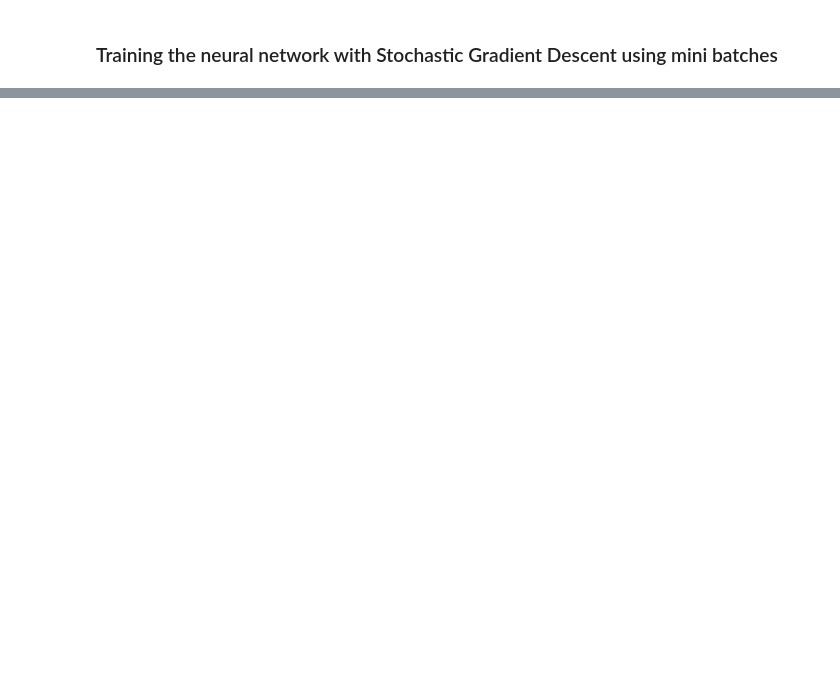
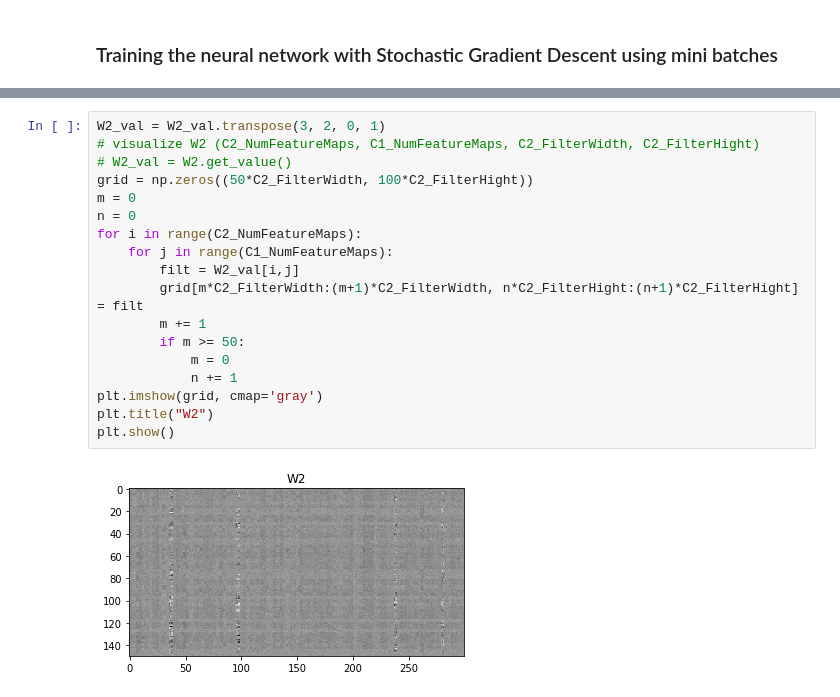
Before and after one commit to tarunkp/CNN_RNN_with_Tensorflow, a Jupyter notebook: CNN_Tensorflow_2_CIFAR10.ipynb, the cells around one changed output, grey strips where cells are left out. Drawn from its saved outputs; the diff is of its cells as text; blank space fills up the shorter version.

```diff
--- a/CNN_Tensorflow_2_CIFAR10.ipynb
+++ b/CNN_Tensorflow_2_CIFAR10.ipynb
@@ -273,0 +339,20 @@ plt.show()
+# %%
+W2_val = W2_val.transpose(3, 2, 0, 1)
+# visualize W2 (C2_NumFeatureMaps, C1_NumFeatureMaps, C2_FilterWidth, C2_FilterHight)
+# W2_val = W2.get_value()
+grid = np.zeros((50*C2_FilterWidth, 100*C2_FilterHight))
+m = 0
+n = 0
+for i in range(C2_NumFeatureMaps):
+    for j in range(C1_NumFeatureMaps):
+        filt = W2_val[i,j]
+        grid[m*C2_FilterWidth:(m+1)*C2_FilterWidth, n*C2_FilterHight:(n+1)*C2_FilterHight] = filt
+        m += 1
+        if m >= 50:
+            m = 0
+            n += 1
+plt.imshow(grid, cmap='gray')
+plt.title("W2")
+plt.show()
+# %% [output]
+[figure, added]
```
Also changed, not shown: parts of 7 cells of this notebook.
